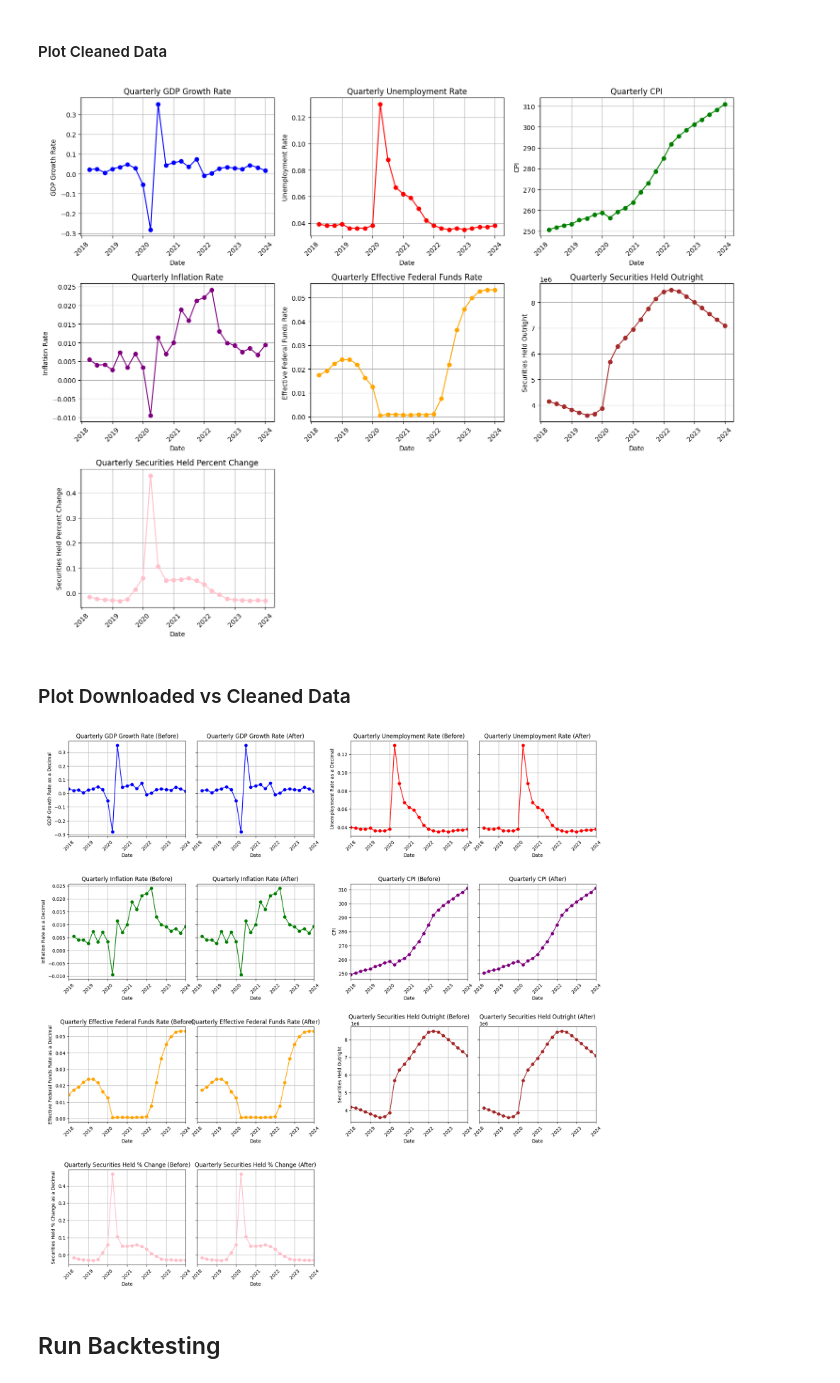
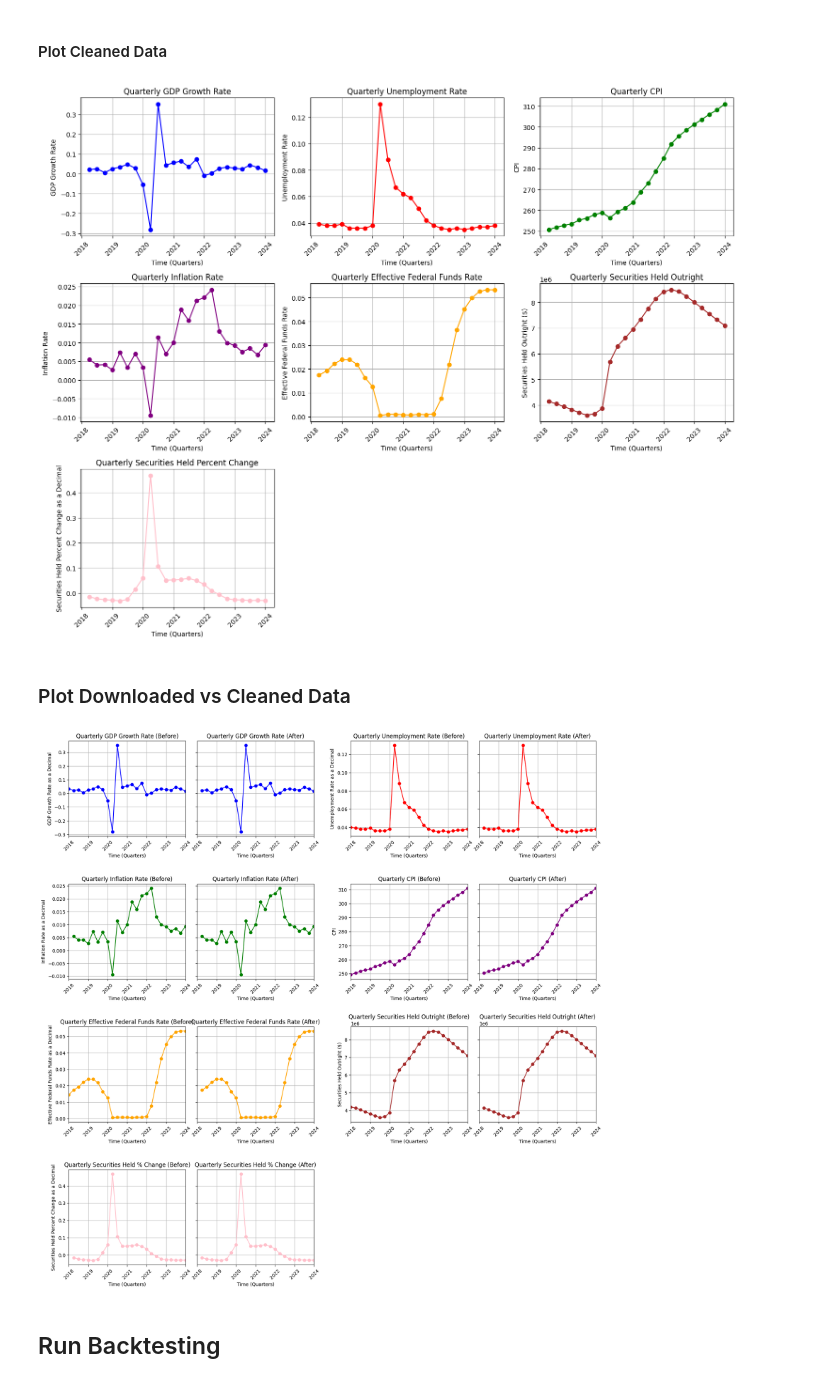
Before and after one commit to akhilkarra/agentomics, a Jupyter notebook: docs/evaluate_multi_agent_system.ipynb, the cells around one changed output. Cells and saved outputs as stored; diff of their text form; code cells hidden in the pictures.

```diff
--- a/docs/evaluate_multi_agent_system.ipynb
+++ b/docs/evaluate_multi_agent_system.ipynb
@@ -263,7 +263,7 @@ plots_info = [
         "x": "date",
         "y": "Quarterly GDP Growth Rate",
         "title": "Quarterly GDP Growth Rate",
-        "xlabel": "Date",
+        "xlabel": "Time (Quarters)",
         "ylabel": "GDP Growth Rate",
         "marker": "o",
         "linestyle": "-",
@@ -274,7 +274,7 @@ plots_info = [
         "x": "date",
         "y": "Quarterly Unemployment Rate",
         "title": "Quarterly Unemployment Rate",
-        "xlabel": "Date",
+        "xlabel": "Time (Quarters)",
         "ylabel": "Unemployment Rate",
         "marker": "o",
         "linestyle": "-",
@@ -285,7 +285,7 @@ plots_info = [
         "x": "date",
         "y": "Quarterly CPI",
         "title": "Quarterly CPI",
-        "xlabel": "Date",
+        "xlabel": "Time (Quarters)",
         "ylabel": "CPI",
         "marker": "o",
         "linestyle": "-",
@@ -296,7 +296,7 @@ plots_info = [
         "x": "date",
         "y": "Quarterly Inflation Rate",
         "title": "Quarterly Inflation Rate",
-        "xlabel": "Date",
+        "xlabel": "Time (Quarters)",
         "ylabel": "Inflation Rate",
         "marker": "o",
         "linestyle": "-",
@@ -307,7 +307,7 @@ plots_info = [
         "x": "date",
         "y": "Quarterly Effective Federal Funds Rate",
         "title": "Quarterly Effective Federal Funds Rate",
-        "xlabel": "Date",
+        "xlabel": "Time (Quarters)",
         "ylabel": "Effective Federal Funds Rate",
         "marker": "o",
         "linestyle": "-",
@@ -318,8 +318,8 @@ plots_info = [
         "x": "date",
         "y": "Quarterly Securities Held Outright",
         "title": "Quarterly Securities Held Outright",
-        "xlabel": "Date",
-        "ylabel": "Securities Held Outright",
+        "xlabel": "Time (Quarters)",
+        "ylabel": "Securities Held Outright ($)",
         "marker": "o",
         "linestyle": "-",
         "color": "brown"
@@ -329,8 +329,8 @@ plots_info = [
         "x": "date",
         "y": "Quarterly Securities Held Percent Change",
         "title": "Quarterly Securities Held Percent Change",
-        "xlabel": "Date",
-        "ylabel": "Securities Held Percent Change",
+        "xlabel": "Time (Quarters)",
+        "ylabel": "Securities Held Percent Change as a Decimal",
         "marker": "o",
         "linestyle": "-",
         "color": "pink"
@@ -339,7 +339,7 @@ plots_info = [
 
 plot_data(plots_info)
 # %% [output]
-[figure, old version]
+[figure, new version]
 # %% [markdown]
 ### Plot Downloaded vs Cleaned Data
 # %%
@@ -421,7 +421,7 @@ variables = [
         "before_df": fed_securities_df,
         "before_col": "Quarterly Securities Held Outright",
         "after_col": "Quarterly Securities Held Outright",
-        "ylabel": "Securities Held Outright",
+        "ylabel": "Securities Held Outright ($)",
         "color": "brown"
     },
     {
@@ -429,7 +429,7 @@ variables = [
         "before_df": securities_pc_change_df,
         "before_col": "Quarterly Securities Held Percent Change",
         "after_col": "Quarterly Securities Held Percent Change",
-        "ylabel": "Securities Held % Change as a Decimal",
+        "ylabel": "Securities Held Percent Change as a Decimal",
         "color": "pink"
     }
 ]
@@ -468,49 +468,38 @@ for idx, var in enumerate(variables):
         before_df["date"], before_df[before_col],
         linestyle="-", marker="o", color=color
     )
     ax_before.set_title(f"{name} (Before)")
-    ax_before.set_xlabel("Date")
+    ax_before.set_xlabel("Time (Quarters)")
     ax_before.set_ylabel(ylabel)
     ax_before.grid(True)
     ax_before.tick_params(axis="x", rotation=45)
 
     # Plot After Cleaning Data
     ax_after.plot(
         clean_df["date"], clean_df[after_col],
         linestyle="-", marker="o", color=color
     )
     ax_after.set_title(f"{name} (After)")
-    ax_after.set_xlabel("Date")
+    ax_after.set_xlabel("Time (Quarters)")
     ax_after.grid(True)
     ax_after.tick_params(axis="x", rotation=45)
 
     # Set the same x-axis limits and ticks for both subplots
     for ax in [ax_before, ax_after]:
         ax.set_xlim([min_date, max_date])
-        # # Correctly format the date labels with year and quarter
-        # ax.set_xticklabels(
-        #     [f"{date.year}-Q{((date.month - 1)//3 + 1)}" for date in common_dates],
-        #     rotation=45
-        # )
-        # ax.xaxis.set_major_formatter(plt.NullFormatter())  # Hide default x-axis labels
-        # ax.xaxis.set_minor_formatter(plt.NullFormatter())
 
     # Remove y-tick labels on the right subplot to avoid duplication
     plt.setp(ax_after.get_yticklabels(), visible=False)
 
 # Optionally, adjust the x-axis labels after tight_layout
 for ax in fig.get_axes():
-    ax.set_xlabel("Date")
-    # ax.set_xticks(common_dates)
-    # ax.set_xticklabels(
-    #     [f"{date.year}-Q{((date.month - 1)//3 + 1)}" for date in common_dates],
-    #     rotation=45
-    # )
+    ax.set_xlabel("Time (Quarters)")
+
 
 # Display the plot
 plt.show()
 # %% [output]
-[figure, old version]
+[figure, new version]
 # %% [markdown]
 ## Run Backtesting
 # %% [markdown]
```
Also changed, not shown: parts of 4 cells of this notebook, 9 other files.
